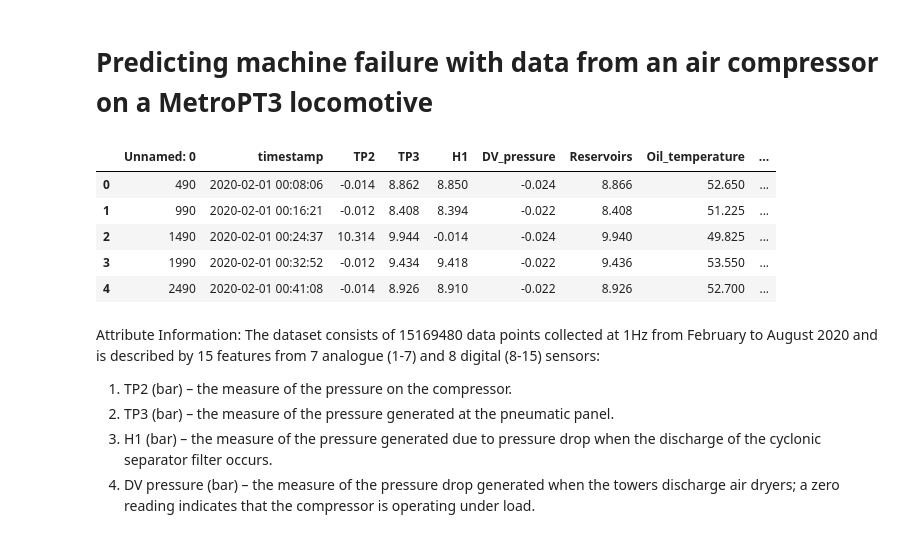
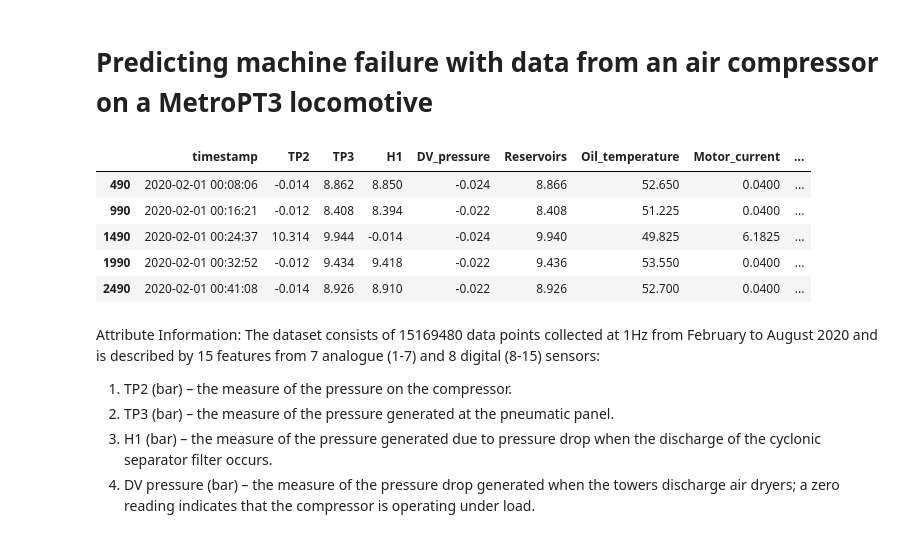
Before and after one commit to Dave-Codes/Predictive-Maintenance, a Jupyter notebook: predictive-maintenance-metropt-3.ipynb, the cells around one changed output. Drawn from its saved outputs; the diff is of its cells as text; code cells hidden in the pictures.

```diff
--- a/predictive-maintenance-metropt-3.ipynb
+++ b/predictive-maintenance-metropt-3.ipynb
@@ -13,18 +13,18 @@ import os
 # %%
 # Reading in MetroPT3 Air Compressor data
 
 n = 50  # every 100th line = 1% of the lines
-metro_df_large = pd.read_csv('/kaggle/input/metropt-3-dataset/MetroPT3(AirCompressor).csv', header=0, skiprows=lambda i: i % n != 0)
+metro_df_large = pd.read_csv('/kaggle/input/metropt-3-dataset/MetroPT3(AirCompressor).csv', header=0, index_col =[0], skiprows=lambda i: i % n != 0)
 
 #metro_df_large = pd.read_csv('/kaggle/input/metropt-3-dataset/MetroPT3(AirCompressor).csv', nrows=800000)
 metro_df_large.head()
 # %% [output]
-|  | Unnamed: 0 | timestamp | TP2 | TP3 | H1 | DV_pressure | Reservoirs | Oil_temperature | ... |
-| 0 | 490 | 2020-02-01 00:08:06 | -0.014 | 8.862 | 8.850 | -0.024 | 8.866 | 52.650 | ... |
-| 1 | 990 | 2020-02-01 00:16:21 | -0.012 | 8.408 | 8.394 | -0.022 | 8.408 | 51.225 | ... |
-| 2 | 1490 | 2020-02-01 00:24:37 | 10.314 | 9.944 | -0.014 | -0.024 | 9.940 | 49.825 | ... |
-| 3 | 1990 | 2020-02-01 00:32:52 | -0.012 | 9.434 | 9.418 | -0.022 | 9.436 | 53.550 | ... |
-| 4 | 2490 | 2020-02-01 00:41:08 | -0.014 | 8.926 | 8.910 | -0.022 | 8.926 | 52.700 | ... |
+|  | timestamp | TP2 | TP3 | H1 | DV_pressure | Reservoirs | Oil_temperature | Motor_current | ... |
+| 490 | 2020-02-01 00:08:06 | -0.014 | 8.862 | 8.850 | -0.024 | 8.866 | 52.650 | 0.0400 | ... |
+| 990 | 2020-02-01 00:16:21 | -0.012 | 8.408 | 8.394 | -0.022 | 8.408 | 51.225 | 0.0400 | ... |
+| 1490 | 2020-02-01 00:24:37 | 10.314 | 9.944 | -0.014 | -0.024 | 9.940 | 49.825 | 6.1825 | ... |
+| 1990 | 2020-02-01 00:32:52 | -0.012 | 9.434 | 9.418 | -0.022 | 9.436 | 53.550 | 0.0400 | ... |
+| 2490 | 2020-02-01 00:41:08 | -0.014 | 8.926 | 8.910 | -0.022 | 8.926 | 52.700 | 0.0400 | ... |
 # %% [markdown]
 Attribute Information:
 The dataset consists of 15169480 data points collected at 1Hz  from February to August 2020 and is described by 15 features from 7 analogue (1-7) and 8 digital (8-15) sensors:
```
Also changed, not shown: parts of 26 cells of this notebook.
